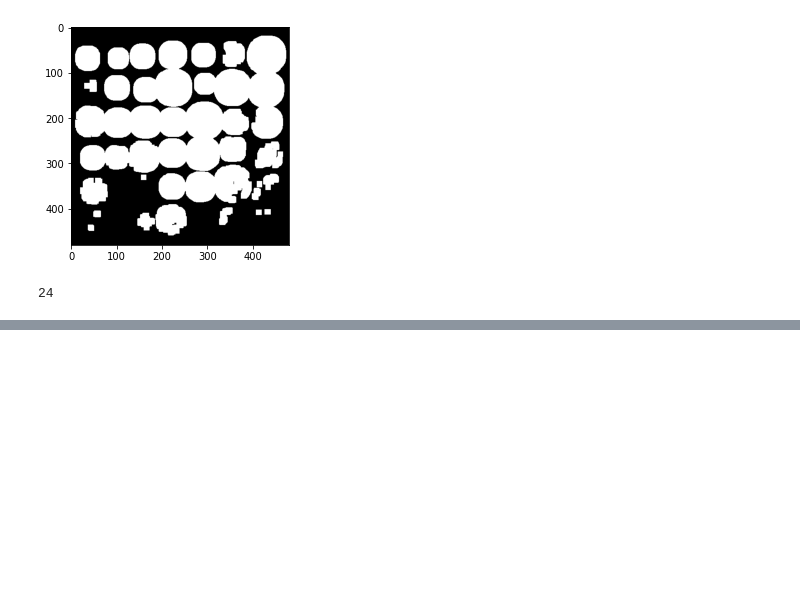
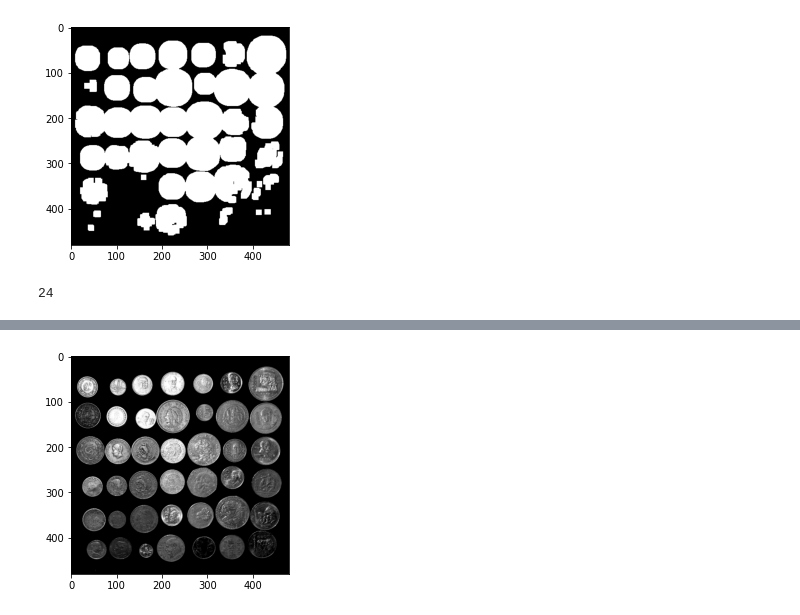
Before and after one commit to Bryan-Suelo/machine_learning, a Jupyter notebook: morphological_operations/exercise.ipynb, the cells around one changed output, grey strips where cells are left out. Drawn from its saved outputs; the diff is of its cells as text; code cells hidden in the pictures; blank space fills up the shorter version.

```diff
--- a/morphological_operations/exercise.ipynb
+++ b/morphological_operations/exercise.ipynb
@@ -118,0 +140,5 @@ plt.show()
+# %%
+plt.imshow(monedas_2_gray, cmap="gray")
+plt.show()
+# %% [output]
+[figure, added]
```
Also changed, not shown: parts of 31 cells of this notebook, 3 other files.
